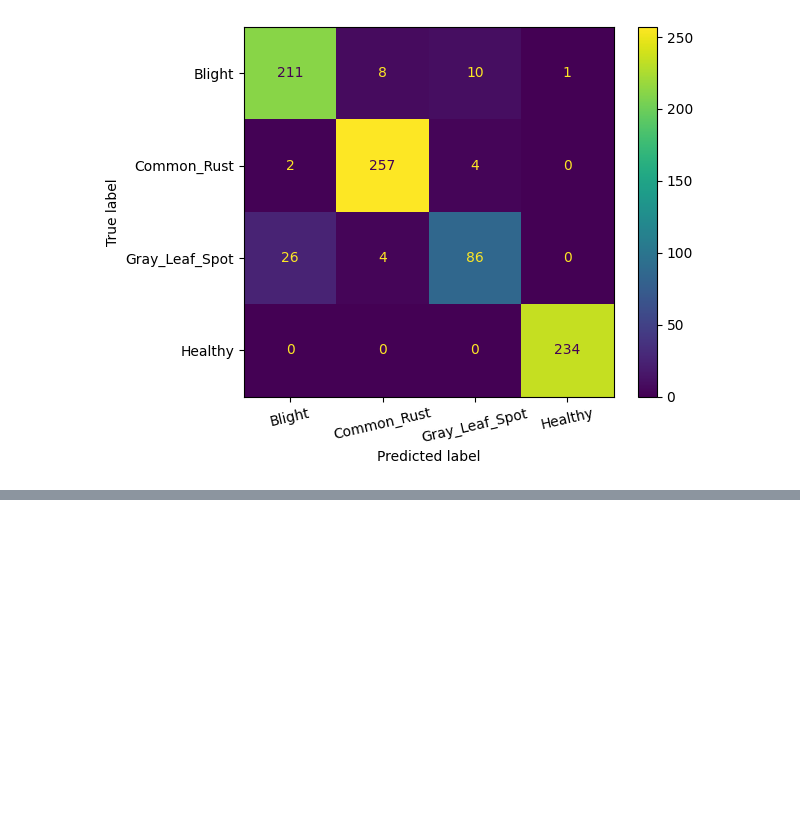
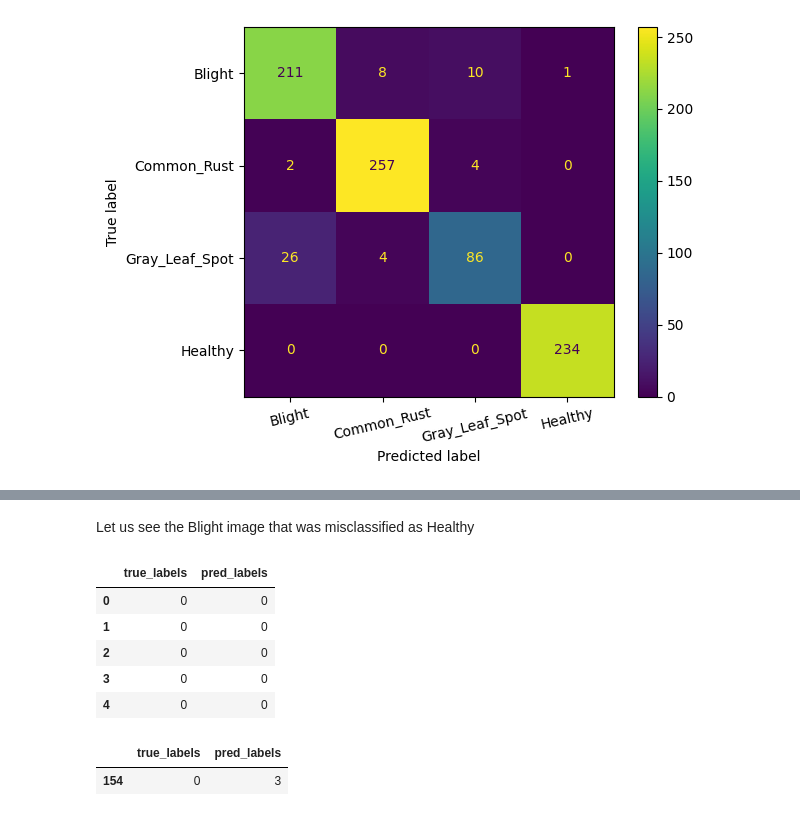
Before and after one commit to clementchen163/Corn-Leaf-Disease, a Jupyter notebook: 3. Model Selection/Model selection.ipynb, the cells around one changed output, grey strips where cells are left out. Cells and saved outputs as stored; diff of their text form; code cells hidden in the pictures; blank space fills up the shorter version.

```diff
--- a/3. Model Selection/Model selection.ipynb
+++ b/3. Model Selection/Model selection.ipynb
@@ -228,3 +215,22 @@ m1.evaluate(org_test_ds)
+# %% [markdown]
+Let us see the Blight image that was misclassified as Healthy
+# %%
+label_dict = {'true_labels':true_labels, 'pred_labels':y_pred_labels}
+label_df = pd.DataFrame(label_dict)
+label_df.head()
+# %% [output]
+|  | true_labels | pred_labels |
+| 0 | 0 | 0 |
+| 1 | 0 | 0 |
+| 2 | 0 | 0 |
+| 3 | 0 | 0 |
+| 4 | 0 | 0 |
+# %%
+#Image 154 was from the Blight class but misclassified as Healthy
+label_df[(label_df['true_labels']!=label_df['pred_labels']) & (label_df['pred_labels']==3)]
+# %% [output]
+|  | true_labels | pred_labels |
+| 154 | 0 | 3 |
 # %%
 counter=0
 for batch, labels in padded_test_ds:
```
Also changed, not shown: parts of 19 cells of this notebook, 4 other files.
